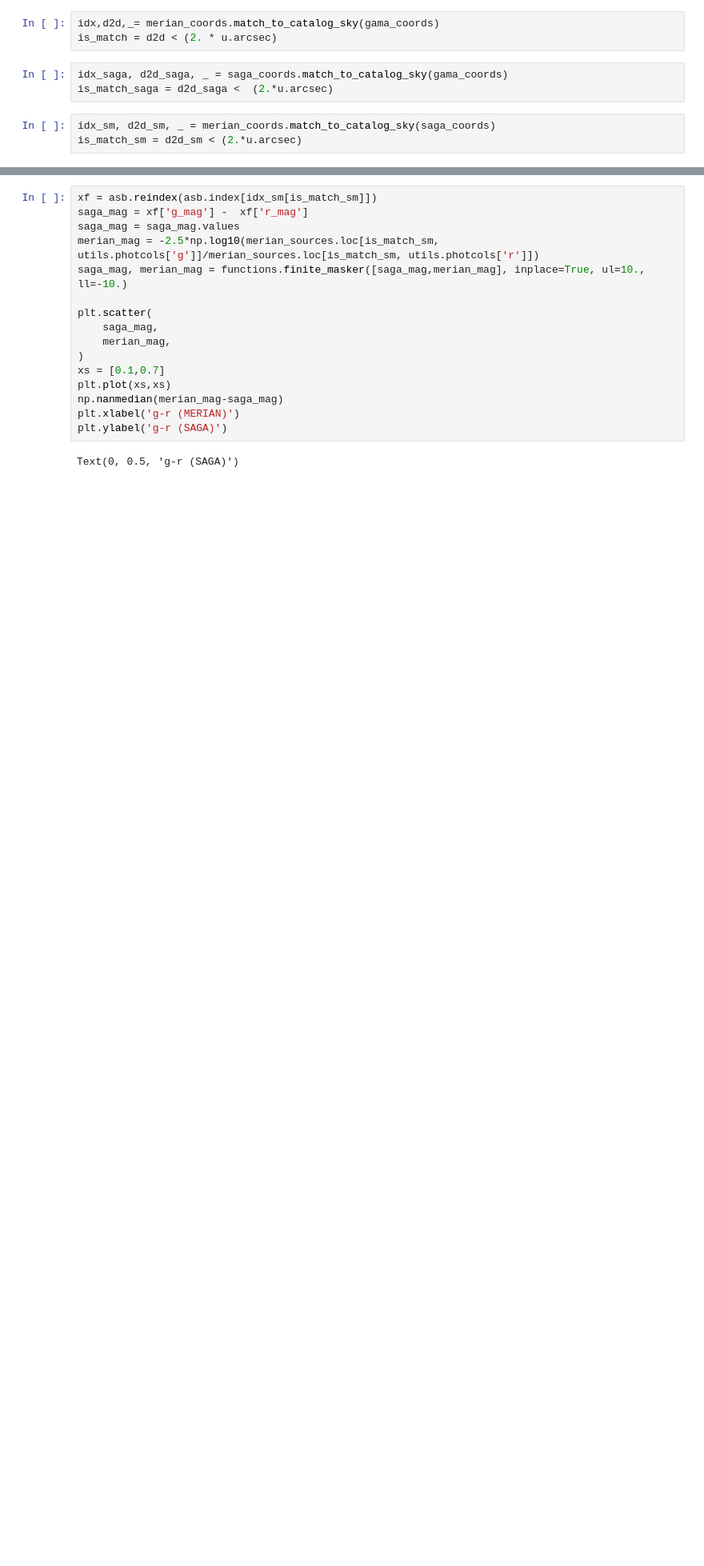
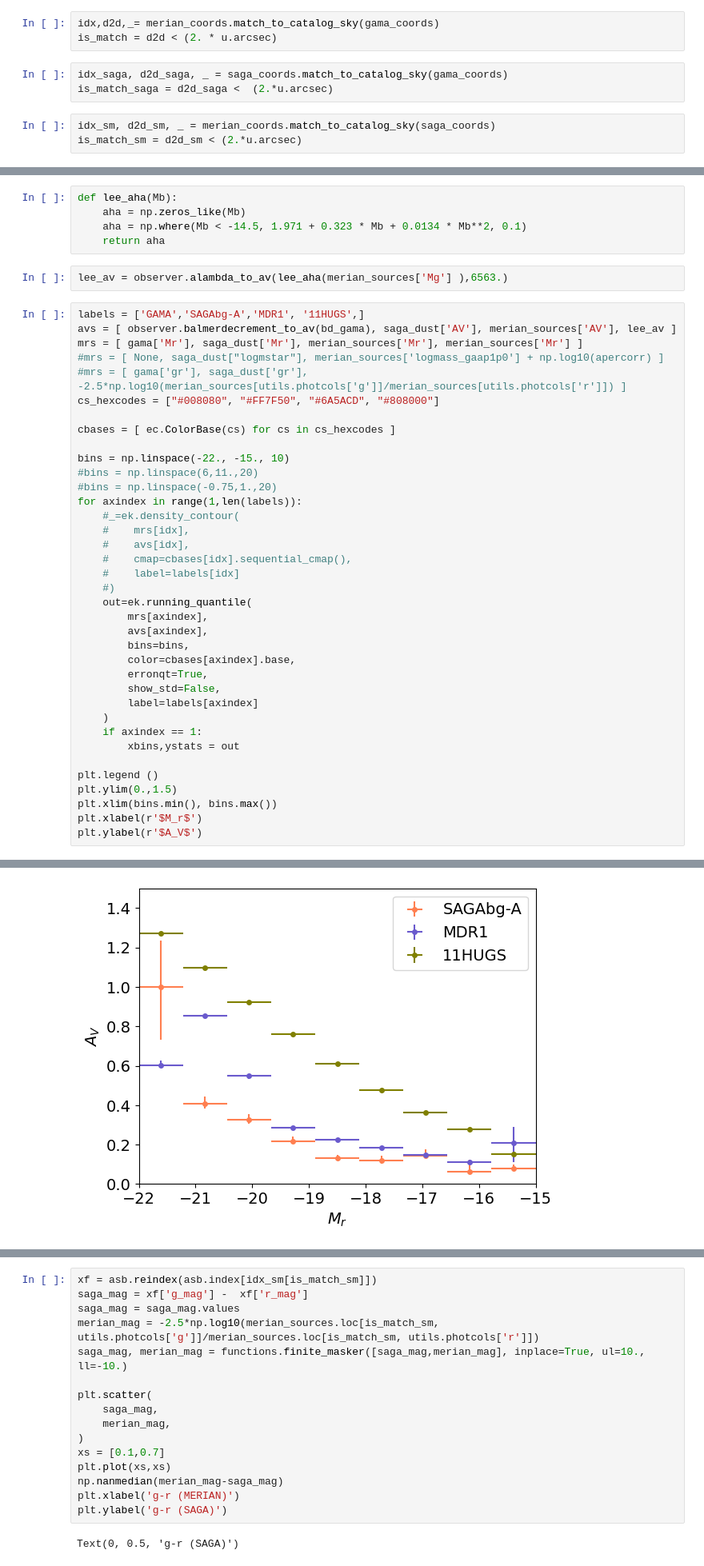
Before and after one commit to ekadofong/agrias, a Jupyter notebook: notebooks/MerianPhotometryCheck.ipynb, the cells around one changed output, grey strips where cells are left out. Shown at 80% size. Cells and saved outputs as stored; diff of their text form; blank space fills up the shorter version.

```diff
--- a/notebooks/MerianPhotometryCheck.ipynb
+++ b/notebooks/MerianPhotometryCheck.ipynb
@@ -81,0 +164,45 @@ is_match_sm = d2d_sm < (2.*u.arcsec)
+# %%
+def lee_aha(Mb):
+    aha = np.zeros_like(Mb)
+    aha = np.where(Mb < -14.5, 1.971 + 0.323 * Mb + 0.0134 * Mb**2, 0.1)
+    return aha
+# %%
+lee_av = observer.alambda_to_av(lee_aha(merian_sources['Mg'] ),6563.)
+# %%
+labels = ['GAMA','SAGAbg-A','MDR1', '11HUGS',]
+avs = [ observer.balmerdecrement_to_av(bd_gama), saga_dust['AV'], merian_sources['AV'], lee_av ]
+mrs = [ gama['Mr'], saga_dust['Mr'], merian_sources['Mr'], merian_sources['Mr'] ]
+#mrs = [ None, saga_dust["logmstar"], merian_sources['logmass_gaap1p0'] + np.log10(apercorr) ]
+#mrs = [ gama['gr'], saga_dust['gr'], -2.5*np.log10(merian_sources[utils.photcols['g']]/merian_sources[utils.photcols['r']]) ]
+cs_hexcodes = ["#008080", "#FF7F50", "#6A5ACD", "#808000"]
+
+cbases = [ ec.ColorBase(cs) for cs in cs_hexcodes ]
+
+bins = np.linspace(-22., -15., 10)
+#bins = np.linspace(6,11.,20)
+#bins = np.linspace(-0.75,1.,20)
+for axindex in range(1,len(labels)):
+    #_=ek.density_contour(
+    #    mrs[idx],
+    #    avs[idx],
+    #    cmap=cbases[idx].sequential_cmap(),
+    #    label=labels[idx]
+    #)
+    out=ek.running_quantile(
+        mrs[axindex],
+        avs[axindex],
+        bins=bins,
+        color=cbases[axindex].base,
+        erronqt=True,
+        show_std=False,
+        label=labels[axindex]
+    )
+    if axindex == 1:
+        xbins,ystats = out
+
+plt.legend ()
+plt.ylim(0.,1.5)
+plt.xlim(bins.min(), bins.max())
+plt.xlabel(r'$M_r$')
+plt.ylabel(r'$A_V$')
+# %% [output]
@@ -82 +210,2 @@ is_match_sm = d2d_sm < (2.*u.arcsec)
+[figure, added]
 # %%
```
Also changed, not shown: parts of 21 cells of this notebook, 3 other files.
